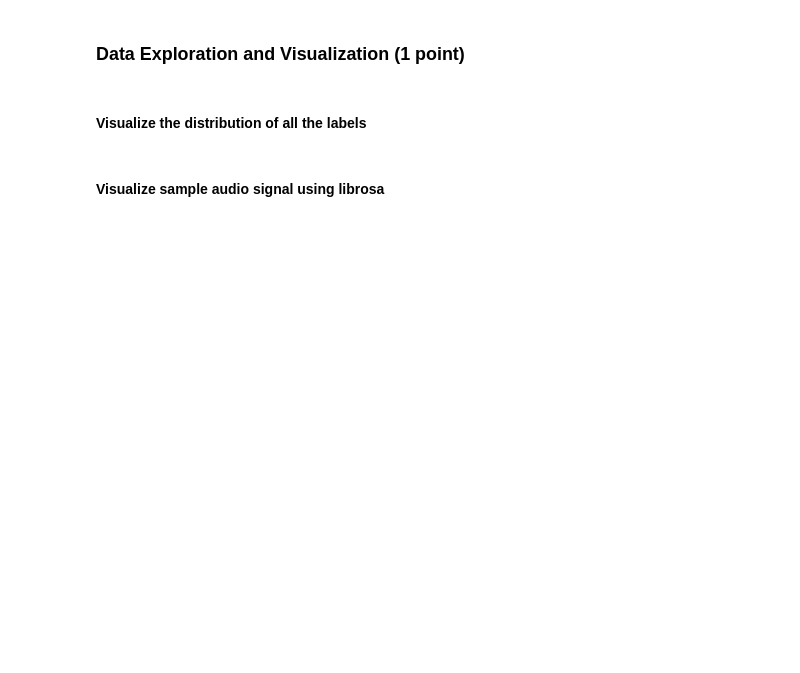
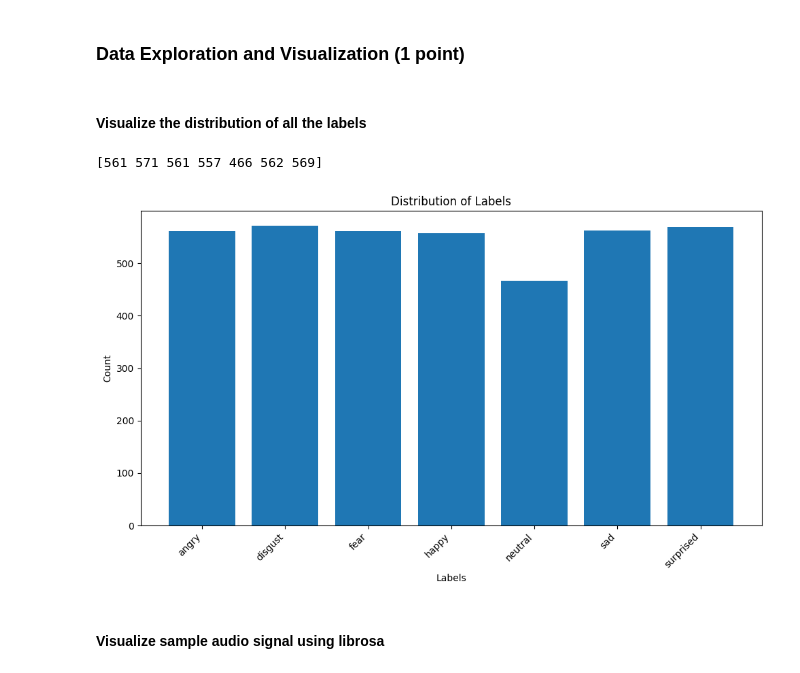
Before and after one commit to Shrutiba/iisc_cds, a Jupyter notebook: M2_NB_MiniProject_3_Emotion_Classification_from_Speech.ipynb, the cells around one changed output. Drawn from its saved outputs; the diff is of its cells as text; code cells hidden in the pictures; blank space fills up the shorter version.

```diff
--- a/M2_NB_MiniProject_3_Emotion_Classification_from_Speech.ipynb
+++ b/M2_NB_MiniProject_3_Emotion_Classification_from_Speech.ipynb
@@ -138,0 +143,10 @@ Hint: `glob.glob`
+# %%
+# YOUR CODE HERE
+# Audio_Data is the audio signal as a NumPy array
+# sr is the Sample rate of the audio file
+all_files = glob.glob('/content/**/*.wav', recursive=True)
+audio_files = []
+
+for file_path in all_files:
+    audio_data, sr = librosa.load(file_path)
+    audio_files.append((audio_data,sr))
@@ -149,2 +167,24 @@ Hint: `glob.glob`
+# %%
+# YOUR CODE HERE
+def extract_label(file_name):
+    return os.path.basename(file_name).split('_')[-1].split('.')[0]
+# %%
+labels = [extract_label(file_name) for file_name in all_files]
+unique_labels, counts = np.unique(labels, return_counts=True)
+
+print(counts)
+
+# Create a bar plot to visualize the distribution
+plt.figure(figsize=(10, 6))
+plt.bar(unique_labels, counts)
+plt.title('Distribution of Labels')
+plt.xlabel('Labels')
+plt.ylabel('Count')
+plt.xticks(rotation=45, ha='right')  # Rotate x-axis labels if needed
+plt.tight_layout()
+plt.show()
+# %% [output]
+[561 571 561 557 466 562 569]
+[figure, added]
 # %% [markdown]
 #### Visualize sample audio signal using librosa
```
Also changed, not shown: parts of 11 cells of this notebook.
